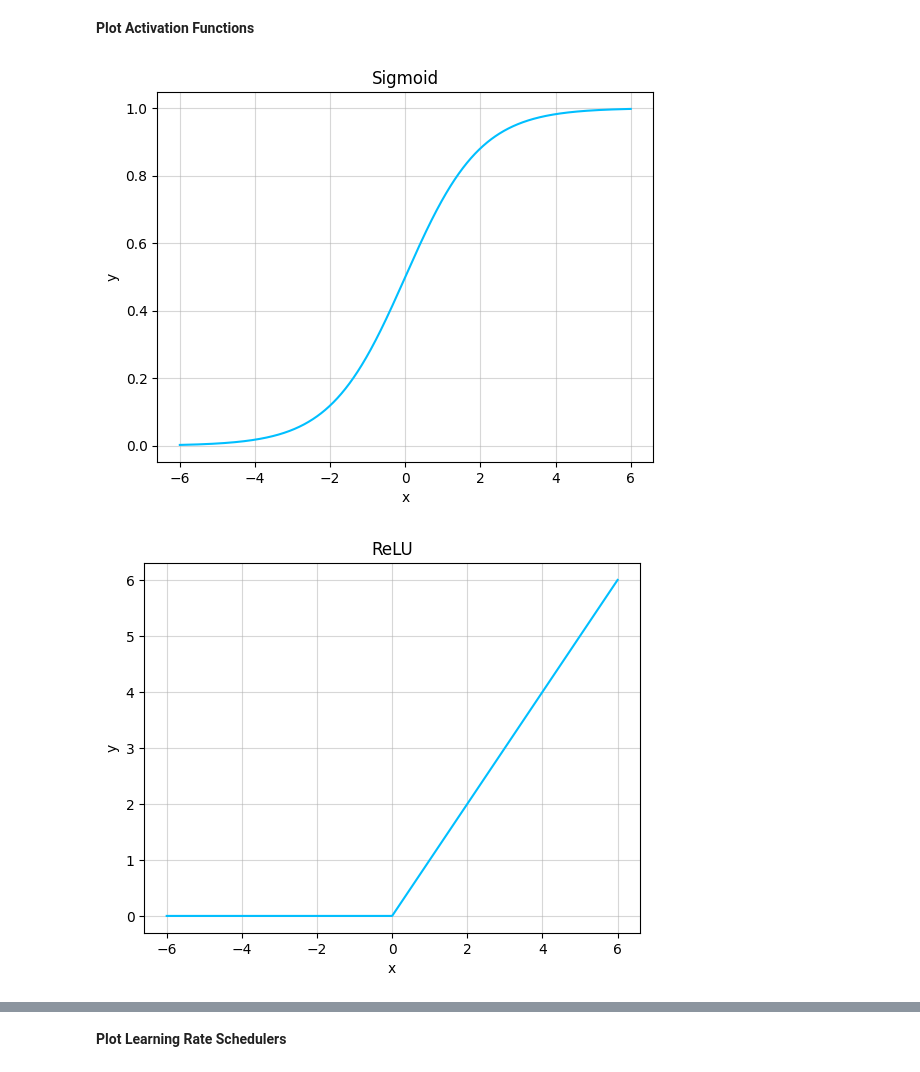
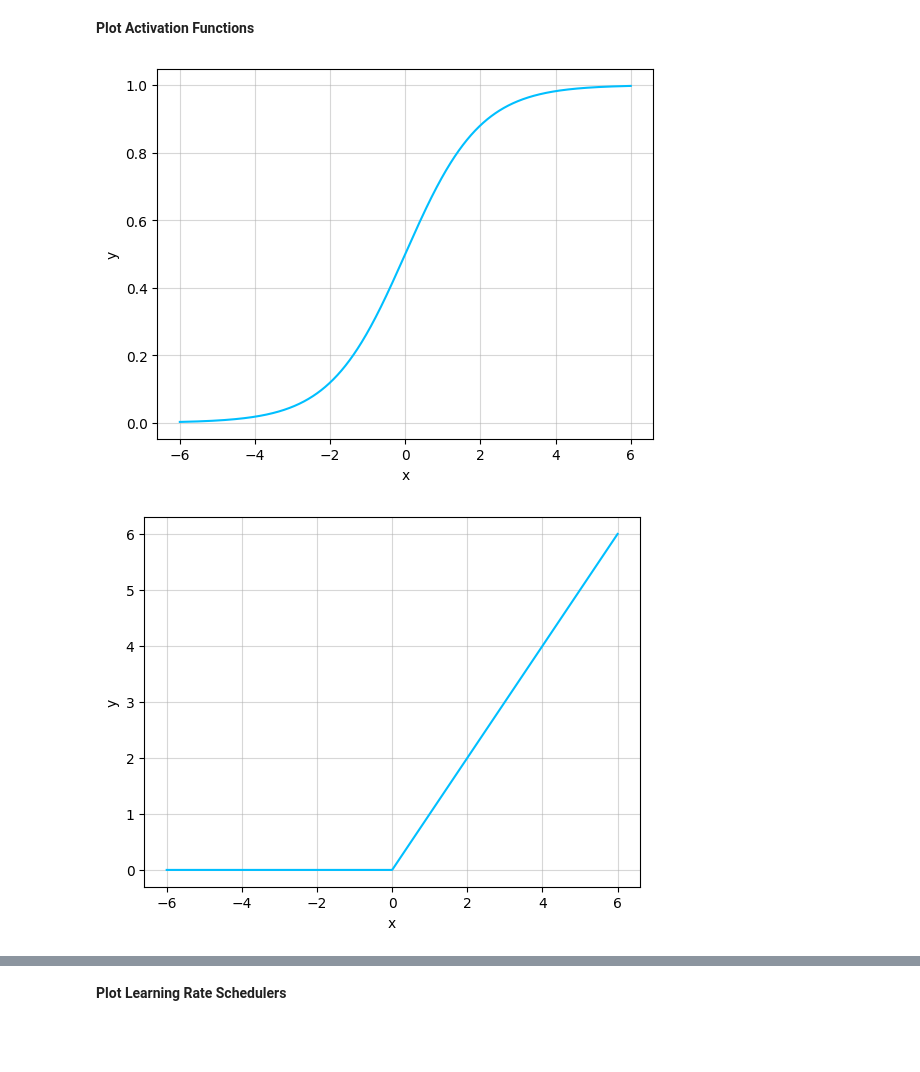
Before and after one commit to bjorneme/master-thesis, a Jupyter notebook: Other/Figures Report/Figures_background.ipynb, the cells around one changed output, grey strips where cells are left out. Drawn from its saved outputs; the diff is of its cells as text; code cells hidden in the pictures; blank space fills up the shorter version.

Commit message:
Remove unused titels in the plots

```diff
--- a/Other/Figures Report/Figures_background.ipynb
+++ b/Other/Figures Report/Figures_background.ipynb
@@ -11,17 +11,16 @@ x = np.linspace(-6, 6, 1000)
 # %%
 # Sigmoid function
 y = 1 / (1 + np.exp(-x))
 
 # Plot Sigmoid
 plt.figure()
 plt.plot(x, y, color='deepskyblue')
-plt.title('Sigmoid')
 plt.xlabel('x')
 plt.ylabel('y')
 plt.grid(alpha=0.5)
 plt.show()
 # %% [output]
-[figure, old version]
+[figure, new version]
 # %%
 # ReLU function
 y = np.maximum(0, x)
@@ -29,13 +28,12 @@ y = np.maximum(0, x)
 # Plot ReLU
 plt.figure()
 plt.plot(x, y, color='deepskyblue')
-plt.title('ReLU')
 plt.xlabel('x')
 plt.ylabel('y')
 plt.grid(alpha=0.5)
 plt.show()
 # %% [output]
-[figure, old version]
+[figure, new version]
 # %%
 # SiLU function
 y = x * (1.0 / (1.0 + np.exp(-x)))
```
Also changed, not shown: parts of 6 cells of this notebook, 1 other file.
